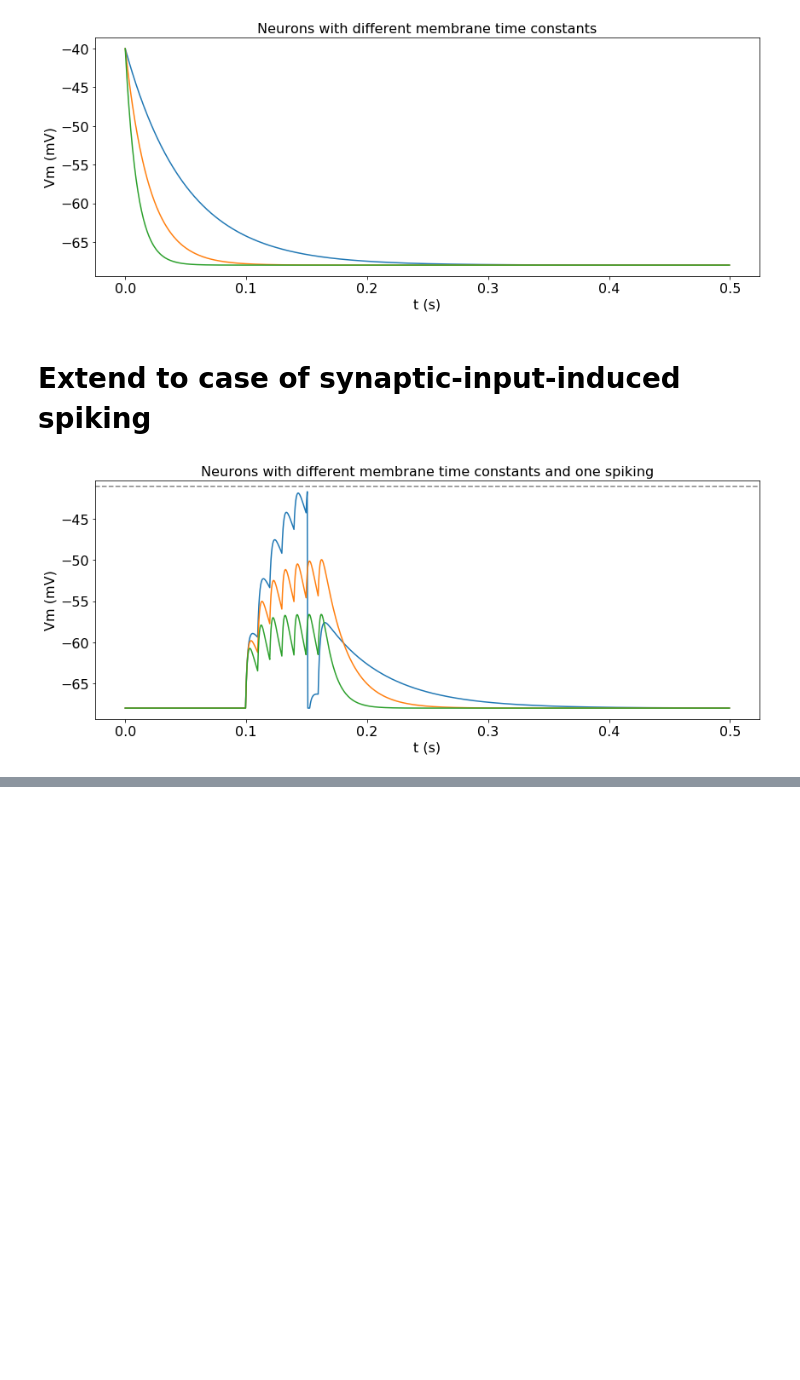
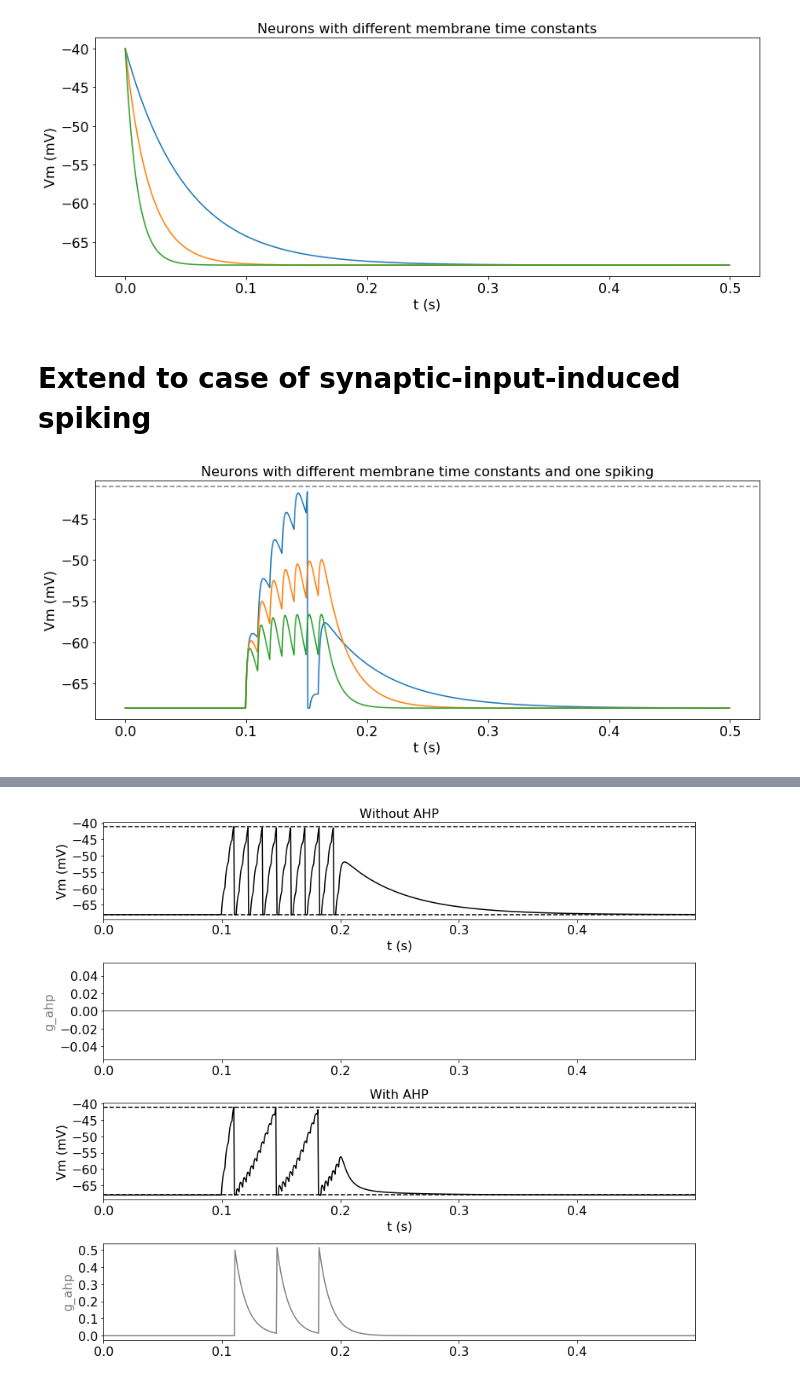
Before and after one commit to rkp8000/network_replay, a Jupyter notebook: test_ntwk.ipynb, the cells around one changed output, grey strips where cells are left out. Drawn from its saved outputs; the diff is of its cells as text; code cells hidden in the pictures; blank space fills up the shorter version.

Commit message:
Add demonstration of AHP term.

```diff
--- a/test_ntwk.ipynb
+++ b/test_ntwk.ipynb
@@ -74,13 +73,12 @@ for t in ts_spks_up:
     spks_up[int(t/dt), :] = 1
 
 vs_init = e_leak * np.ones(3)
-gs_init = {'AMPA': np.zeros(3)}
 
 ntwk = LIFNtwk(
     t_m=t_m, e_leak=e_leak, v_th=v_th, v_reset=v_reset, t_r=t_r,
     es_syn=es_syn, ts_syn=ts_syn, ws_rcr=ws_rcr, ws_up=ws_up)
 
-resp = ntwk.run(spks_up=spks_up, vs_init=vs_init, gs_init=gs_init, dt=dt)
+resp = ntwk.run(spks_up=spks_up, dt=dt, vs_init=vs_init)
 
 fig, ax = plt.subplots(1, 1, figsize=(12, 5), tight_layout=True)
 
@@ -98,0 +99,78 @@ set_font_size(ax, 16)
+# %%
+%reset -f
+%matplotlib inline
+import matplotlib.pyplot as plt
+import numpy as np
+
+from ntwk import LIFNtwk
+from plot import set_font_size
+
+
+t_m = np.array([0.05])
+e_leak = -0.068 * np.ones(1)
+v_th = -0.041 * np.ones(1)
+v_reset = -0.068 * np.ones(1)
+t_r = 0.002
+e_ahp = -0.07
+t_ahp = 0.01
+w_ahp = 0.5
+es_syn = {'AMPA': 0}
+ts_syn = {'AMPA': 0.002}
+ws_rcr = {'AMPA': np.zeros((1, 1))}
+ws_up = {'AMPA': 0.04 * np.eye(1)}
+
+dt = 0.0005
+ts = np.arange(0, 0.5, dt)
+
+# set up input spikes
+spks_up = np.zeros((len(ts), 1))
+ts_spks_up = np.arange(0.1, 0.2, 0.003)
+
+for t in ts_spks_up:
+    spks_up[int(t/dt), 0] = 1
+
+# set up initial voltage
+vs_init = e_leak * np.ones(1)
+
+# run basic ntwk
+ntwk_basic = LIFNtwk(
+    t_m=t_m, e_leak=e_leak, v_th=v_th, v_reset=v_reset, t_r=t_r,
+    es_syn=es_syn, ts_syn=ts_syn, ws_rcr=ws_rcr, ws_up=ws_up)
+
+resp_basic = ntwk_basic.run(spks_up=spks_up, dt=dt, vs_init=vs_init)
+
+# run ntwk with nonzero AHP term
+ntwk_ahp = LIFNtwk(
+    t_m=t_m, e_leak=e_leak, v_th=v_th, v_reset=v_reset, t_r=t_r,
+    e_ahp=e_ahp, t_ahp=t_ahp, w_ahp=w_ahp,
+    es_syn=es_syn, ts_syn=ts_syn, ws_rcr=ws_rcr, ws_up=ws_up)
+
+resp_ahp = ntwk_ahp.run(spks_up=spks_up, dt=dt, vs_init=vs_init)
+
+resps = [resp_basic, resp_ahp]
+titles = ['Without AHP', 'With AHP']
+
+# plot both ntwk responses
+fig, axs = plt.subplots(4, 1, figsize=(12, 10), tight_layout=True)
+axs = [axs[:2], axs[2:]]
+
+for axs_, resp, title in zip(axs, resps, titles):
+
+    axs_[0].plot(ts, 1000 * resp.vs, color='k')
+    axs_[0].axhline(1000*e_leak, color='k', ls='--')
+    axs_[0].axhline(1000*v_th, color='k', ls='--')
+    axs_[0].set_xlim(ts[0], ts[-1])
+
+    axs_[0].set_xlabel('t (s)')
+    axs_[0].set_ylabel('Vm (mV)')
+    axs_[0].set_title(title)
+
+    axs_[1].plot(ts, resp.g_ahp, color='gray')
+    axs_[1].set_xlim(ts[0], ts[-1])
+
+    axs_[1].set_ylabel('g_ahp', color='gray')
+
+    for ax in axs_:
+        set_font_size(ax, 16)
+# %% [output]
+[figure, added]
```
Also changed, not shown: parts of 3 cells of this notebook.
